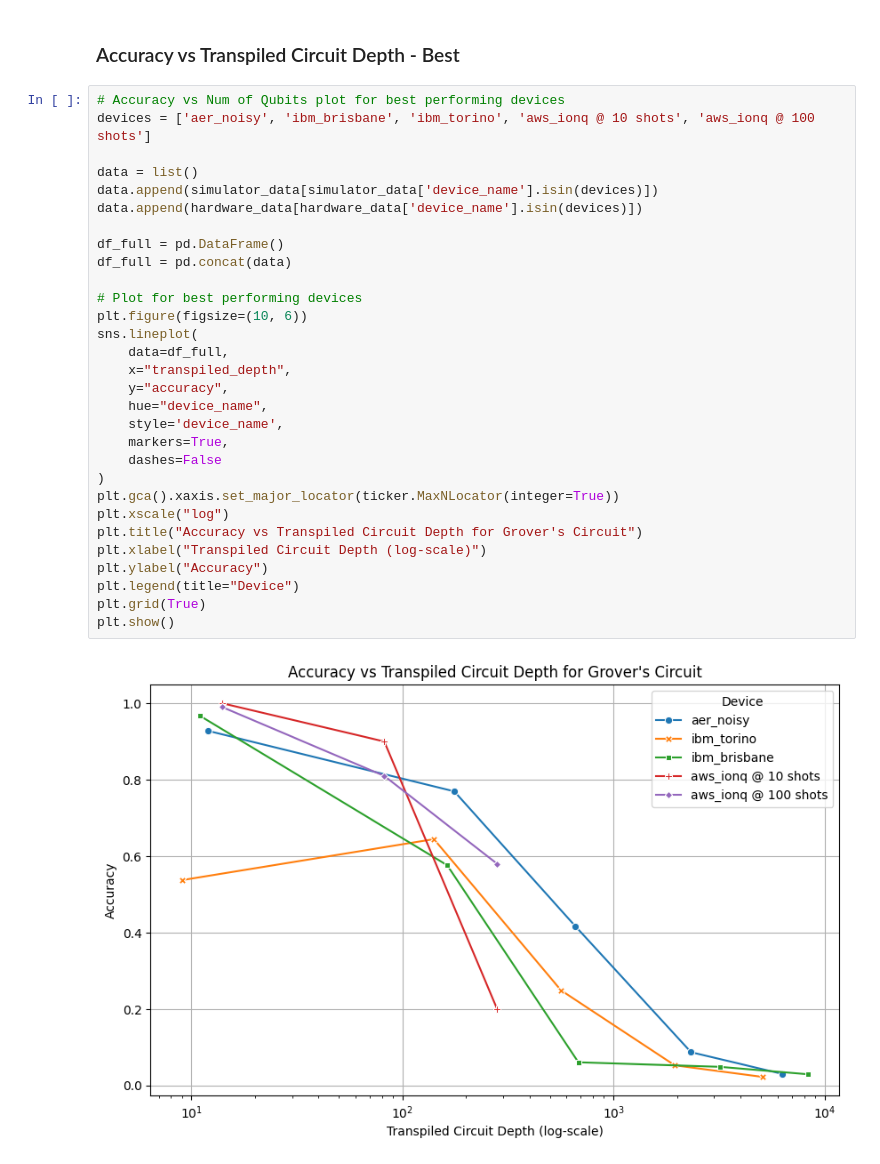
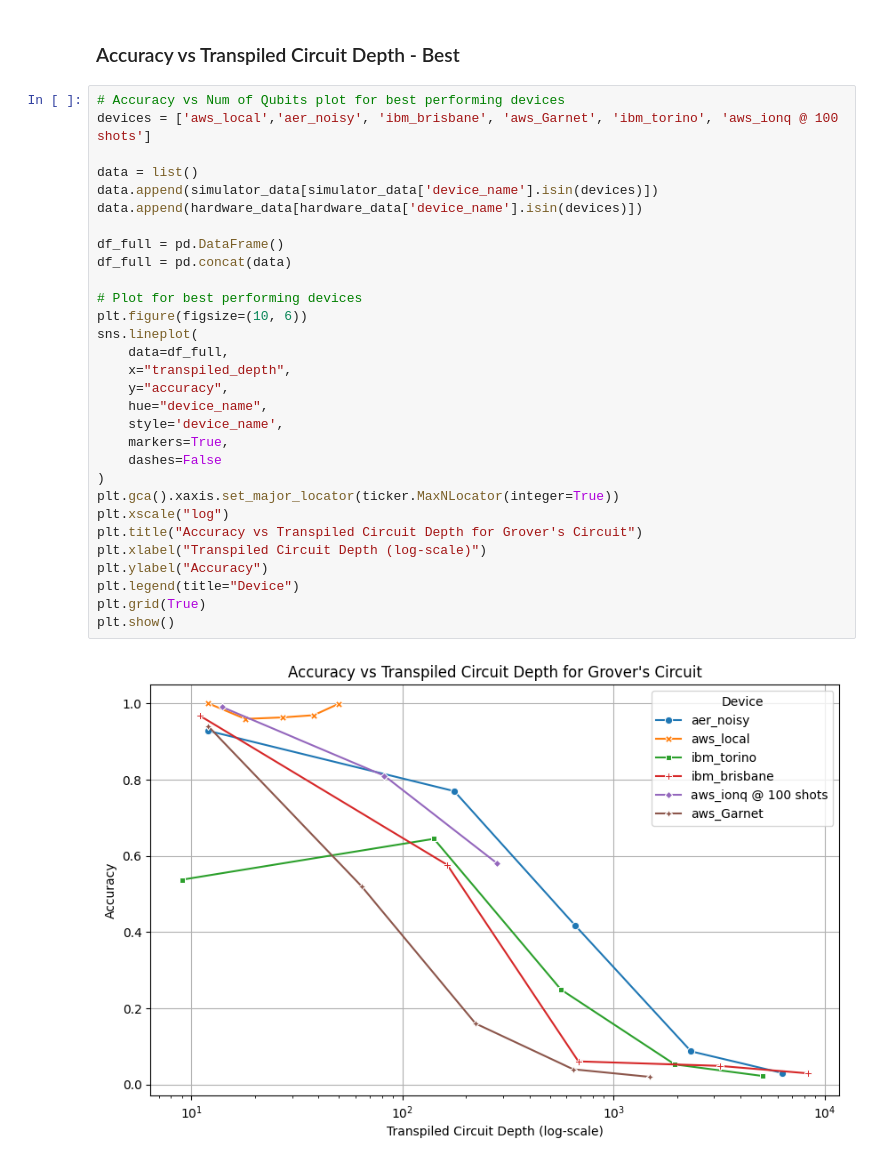
Before and after one commit to pranavi-jain/quantum-algorithms, a Jupyter notebook: results.ipynb, the cells around one changed output. Cells and saved outputs as stored; diff of their text form.

```diff
--- a/results.ipynb
+++ b/results.ipynb
@@ -412,33 +392,33 @@ plt.show()
 ### Accuracy vs Transpiled Circuit Depth - Best
 # %%
 # Accuracy vs Num of Qubits plot for best performing devices
-devices = ['aer_noisy', 'ibm_brisbane', 'ibm_torino', 'aws_ionq @ 10 shots', 'aws_ionq @ 100 shots']
+devices = ['aws_local','aer_noisy', 'ibm_brisbane', 'aws_Garnet', 'ibm_torino', 'aws_ionq @ 100 shots']
 
 data = list()
 data.append(simulator_data[simulator_data['device_name'].isin(devices)])
 data.append(hardware_data[hardware_data['device_name'].isin(devices)])
 
 df_full = pd.DataFrame()
 df_full = pd.concat(data)
 
 # Plot for best performing devices
 plt.figure(figsize=(10, 6))
 sns.lineplot(
     data=df_full,
     x="transpiled_depth",
     y="accuracy",
     hue="device_name",
     style='device_name',
     markers=True,
     dashes=False
 )
 plt.gca().xaxis.set_major_locator(ticker.MaxNLocator(integer=True))
 plt.xscale("log")
 plt.title("Accuracy vs Transpiled Circuit Depth for Grover's Circuit")
 plt.xlabel("Transpiled Circuit Depth (log-scale)")
 plt.ylabel("Accuracy")
 plt.legend(title="Device")
 plt.grid(True)
 plt.show()
 # %% [output]
-[figure, old version]
+[figure, new version]
```
Also changed, not shown: parts of 7 cells of this notebook, 5 other files.
